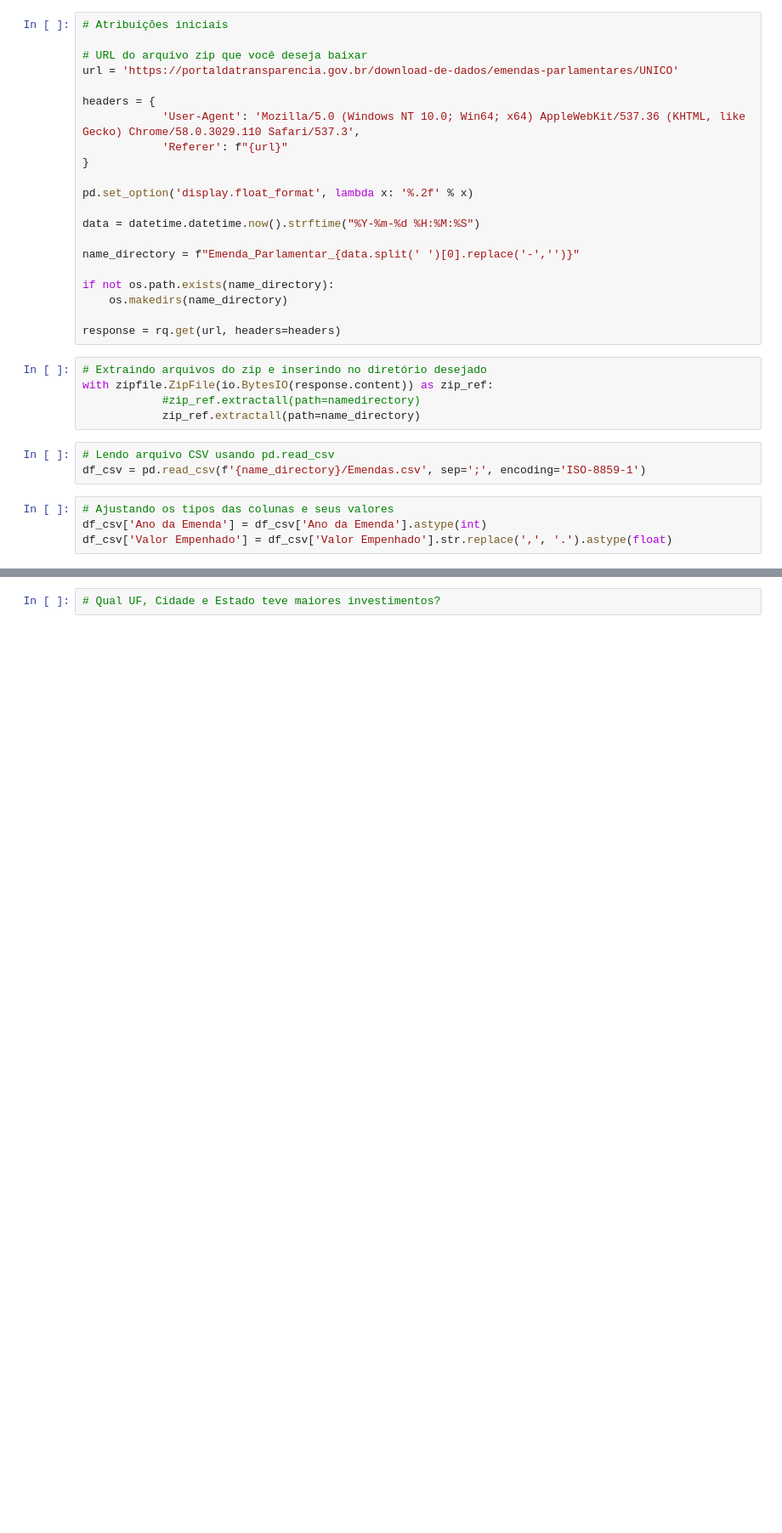
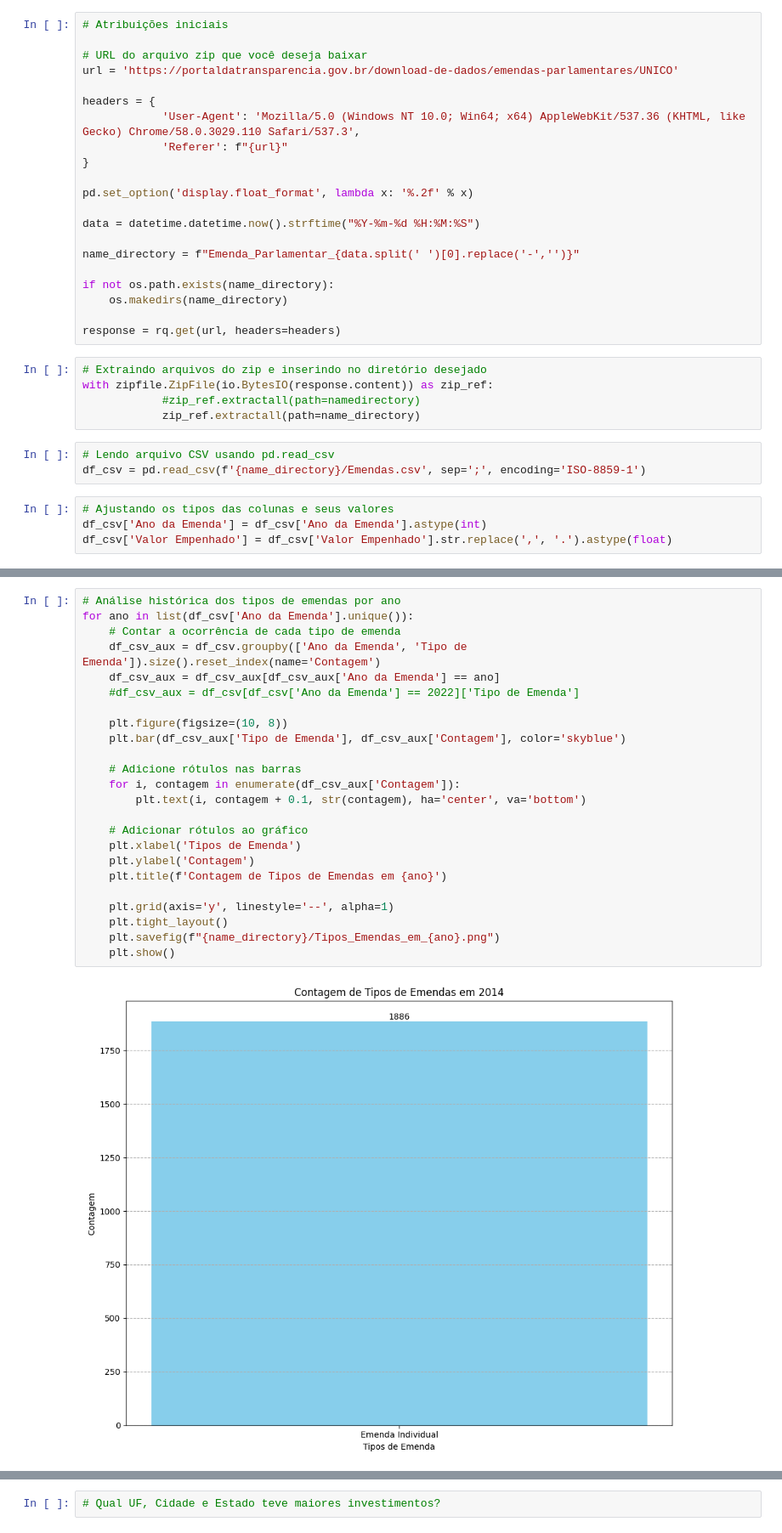
Before and after one commit to viniciusandrade01/Engenharia_e_Analise_de_Dados_Emendas_Parlamentares_CGU, a Jupyter notebook: teste.ipynb, the cells around one changed output, grey strips where cells are left out. Shown at 85% size. Drawn from its saved outputs; the diff is of its cells as text; blank space fills up the shorter version.

```diff
--- a/teste.ipynb
+++ b/teste.ipynb
@@ -189,0 +171,26 @@ Name: Valor Empenhado, dtype: float64
+# %%
+# Análise histórica dos tipos de emendas por ano
+for ano in list(df_csv['Ano da Emenda'].unique()):
+    # Contar a ocorrência de cada tipo de emenda
+    df_csv_aux = df_csv.groupby(['Ano da Emenda', 'Tipo de Emenda']).size().reset_index(name='Contagem')
+    df_csv_aux = df_csv_aux[df_csv_aux['Ano da Emenda'] == ano]
+    #df_csv_aux = df_csv[df_csv['Ano da Emenda'] == 2022]['Tipo de Emenda']
+
+    plt.figure(figsize=(10, 8))
+    plt.bar(df_csv_aux['Tipo de Emenda'], df_csv_aux['Contagem'], color='skyblue')
+
+    # Adicione rótulos nas barras
+    for i, contagem in enumerate(df_csv_aux['Contagem']):
+        plt.text(i, contagem + 0.1, str(contagem), ha='center', va='bottom')
+
+    # Adicionar rótulos ao gráfico
+    plt.xlabel('Tipos de Emenda')
+    plt.ylabel('Contagem')
+    plt.title(f'Contagem de Tipos de Emendas em {ano}')
+
+    plt.grid(axis='y', linestyle='--', alpha=1)
+    plt.tight_layout()
+    plt.savefig(f"{name_directory}/Tipos_Emendas_em_{ano}.png")
+    plt.show()
+# %% [output]
+[figure, added]
```
Also changed, not shown: parts of 8 cells of this notebook, 33 other files.
